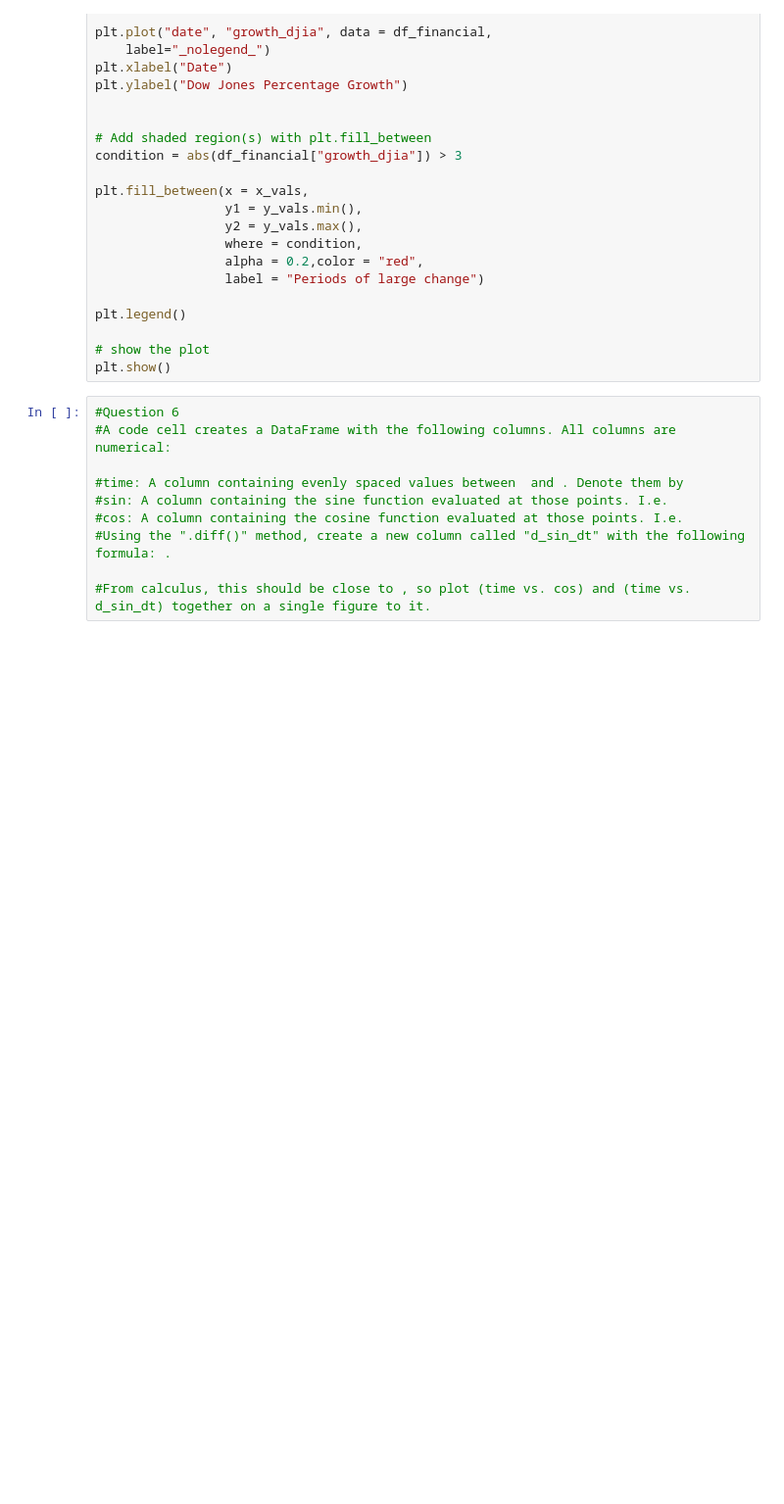
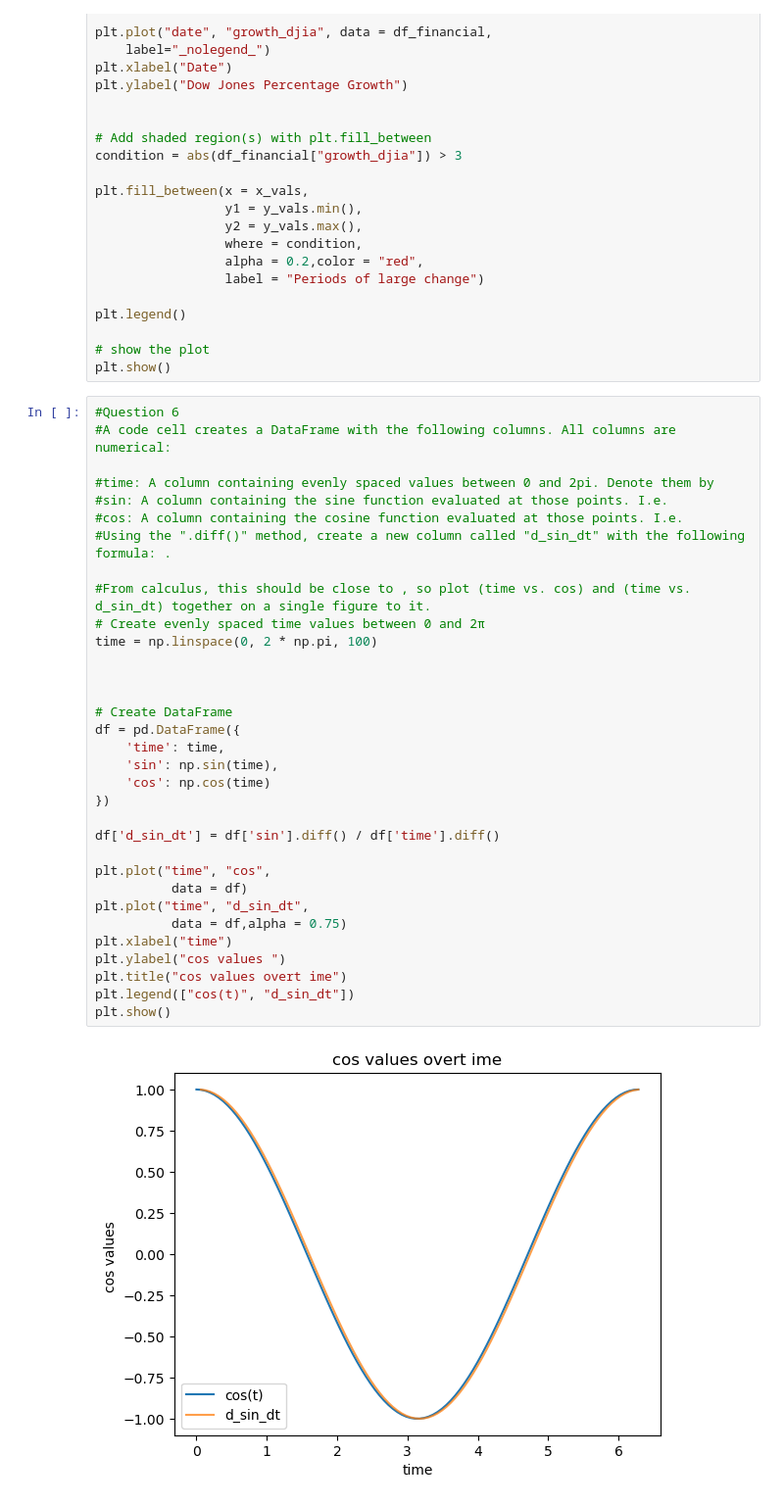
Before and after one commit to jessiejiaxichen/qtm151fall2025_new, a Jupyter notebook: Assignments/quiz4_resources.ipynb, the cells around one changed output. Shown: that part at 98% size. Drawn from its saved outputs; the diff is of its cells as text; blank space fills up the shorter version.

```diff
--- a/Assignments/quiz4_resources.ipynb
+++ b/Assignments/quiz4_resources.ipynb
@@ -159,10 +159,35 @@ plt.show()
 # %%
 #Question 6
 #A code cell creates a DataFrame with the following columns. All columns are numerical:
 
-#time: A column containing evenly spaced values between  and . Denote them by
+#time: A column containing evenly spaced values between 0 and 2pi. Denote them by
 #sin: A column containing the sine function evaluated at those points. I.e.
 #cos: A column containing the cosine function evaluated at those points. I.e.
 #Using the ".diff()" method, create a new column called "d_sin_dt" with the following formula: .
 
 #From calculus, this should be close to , so plot (time vs. cos) and (time vs. d_sin_dt) together on a single figure to it.
+# Create evenly spaced time values between 0 and 2π
+time = np.linspace(0, 2 * np.pi, 100)
+
+
+
+# Create DataFrame
+df = pd.DataFrame({
+    'time': time,
+    'sin': np.sin(time),
+    'cos': np.cos(time)
+})
+
+df['d_sin_dt'] = df['sin'].diff() / df['time'].diff()
+
+plt.plot("time", "cos",
+          data = df)
+plt.plot("time", "d_sin_dt",
+          data = df,alpha = 0.75)
+plt.xlabel("time")
+plt.ylabel("cos values ")
+plt.title("cos values overt ime")
+plt.legend(["cos(t)", "d_sin_dt"])
+plt.show()
+# %% [output]
+[figure, added]
```
